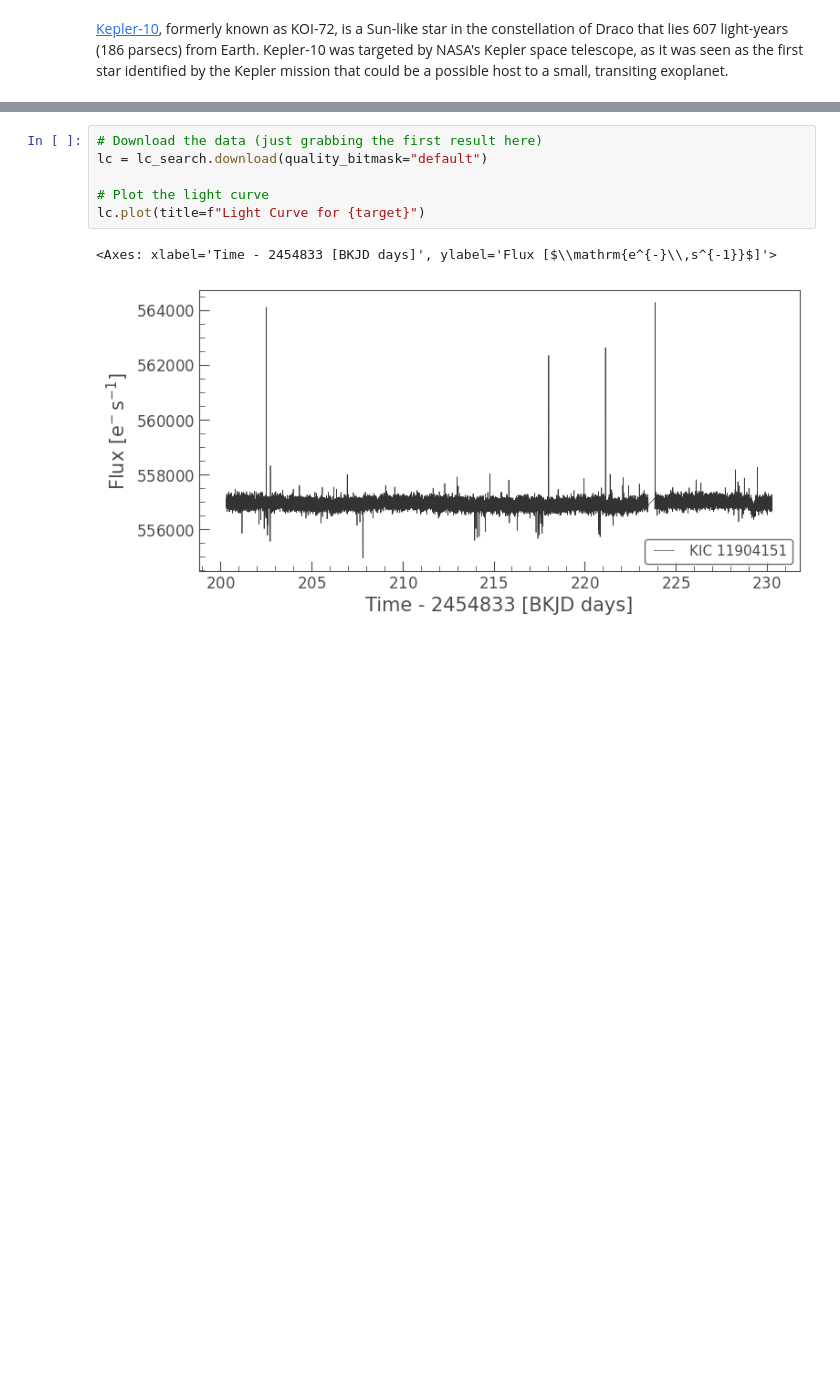
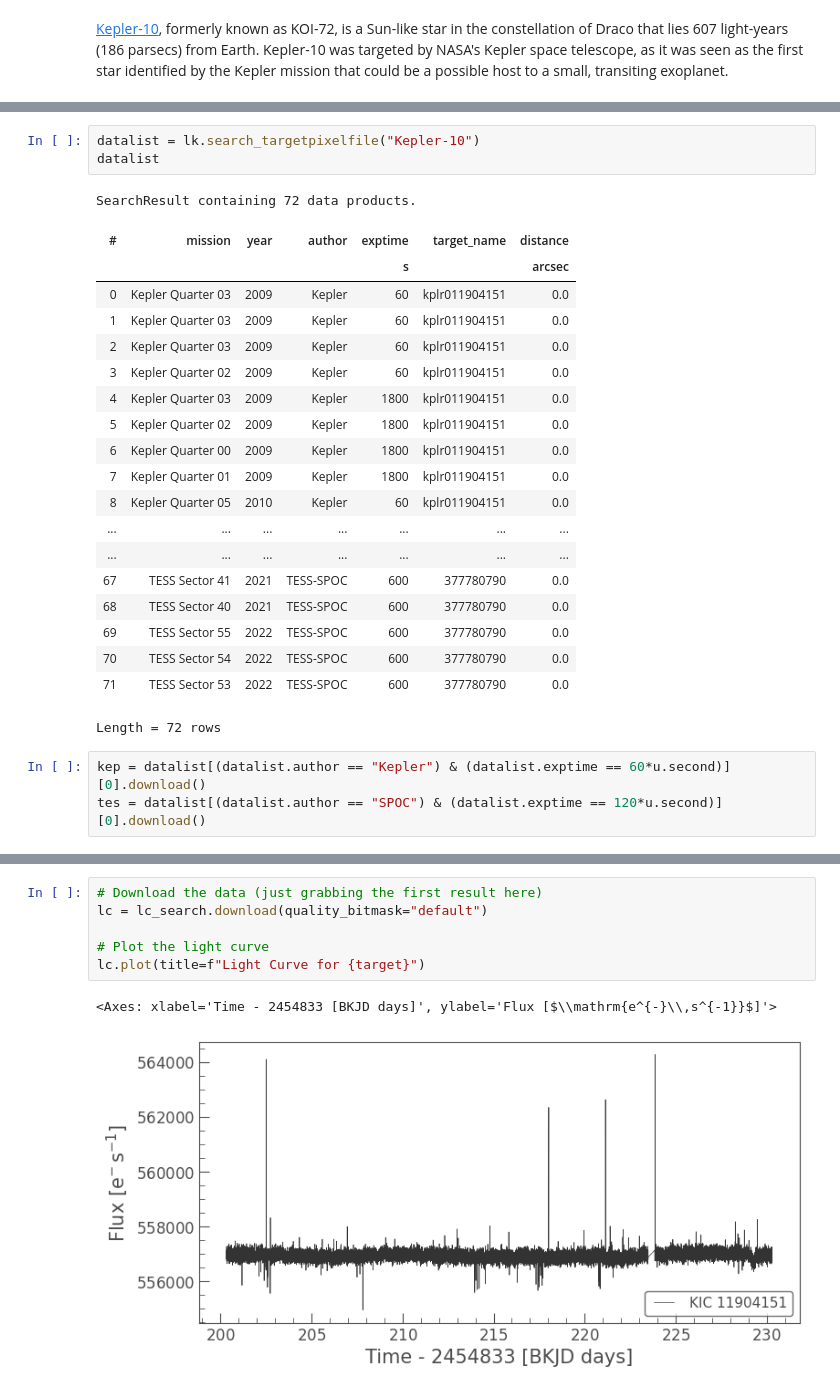
Before and after one commit to deltorobarba/astrophysics, a Jupyter notebook: exoplanet_kepler10.ipynb, the cells around one changed output, grey strips where cells are left out. Saved outputs shown, nothing was run; the diff lists cells and outputs as text; blank space fills up the shorter version.

```diff
--- a/exoplanet_kepler10.ipynb
+++ b/exoplanet_kepler10.ipynb
@@ -9,0 +21,27 @@
+# %%
+datalist = lk.search_targetpixelfile("Kepler-10")
+datalist
+# %% [output]
+SearchResult containing 72 data products.
+| # | mission | year | author | exptime | target_name | distance |
+|  |  |  |  | s |  | arcsec |
+| 0 | Kepler Quarter 03 | 2009 | Kepler | 60 | kplr011904151 | 0.0 |
+| 1 | Kepler Quarter 03 | 2009 | Kepler | 60 | kplr011904151 | 0.0 |
+| 2 | Kepler Quarter 03 | 2009 | Kepler | 60 | kplr011904151 | 0.0 |
+| 3 | Kepler Quarter 02 | 2009 | Kepler | 60 | kplr011904151 | 0.0 |
+| 4 | Kepler Quarter 03 | 2009 | Kepler | 1800 | kplr011904151 | 0.0 |
+| 5 | Kepler Quarter 02 | 2009 | Kepler | 1800 | kplr011904151 | 0.0 |
+| 6 | Kepler Quarter 00 | 2009 | Kepler | 1800 | kplr011904151 | 0.0 |
+| 7 | Kepler Quarter 01 | 2009 | Kepler | 1800 | kplr011904151 | 0.0 |
+| 8 | Kepler Quarter 05 | 2010 | Kepler | 60 | kplr011904151 | 0.0 |
+| ... | ... | ... | ... | ... | ... | ... |
+| ... | ... | ... | ... | ... | ... | ... |
+| 67 | TESS Sector 41 | 2021 | TESS-SPOC | 600 | 377780790 | 0.0 |
+| 68 | TESS Sector 40 | 2021 | TESS-SPOC | 600 | 377780790 | 0.0 |
+| 69 | TESS Sector 55 | 2022 | TESS-SPOC | 600 | 377780790 | 0.0 |
+| 70 | TESS Sector 54 | 2022 | TESS-SPOC | 600 | 377780790 | 0.0 |
+| 71 | TESS Sector 53 | 2022 | TESS-SPOC | 600 | 377780790 | 0.0 |
+Length = 72 rows
+# %%
+kep = datalist[(datalist.author == "Kepler") & (datalist.exptime == 60*u.second)][0].download()
+tes = datalist[(datalist.author == "SPOC") & (datalist.exptime == 120*u.second)][0].download()
```
Also changed, not shown: parts of 8 cells of this notebook.
